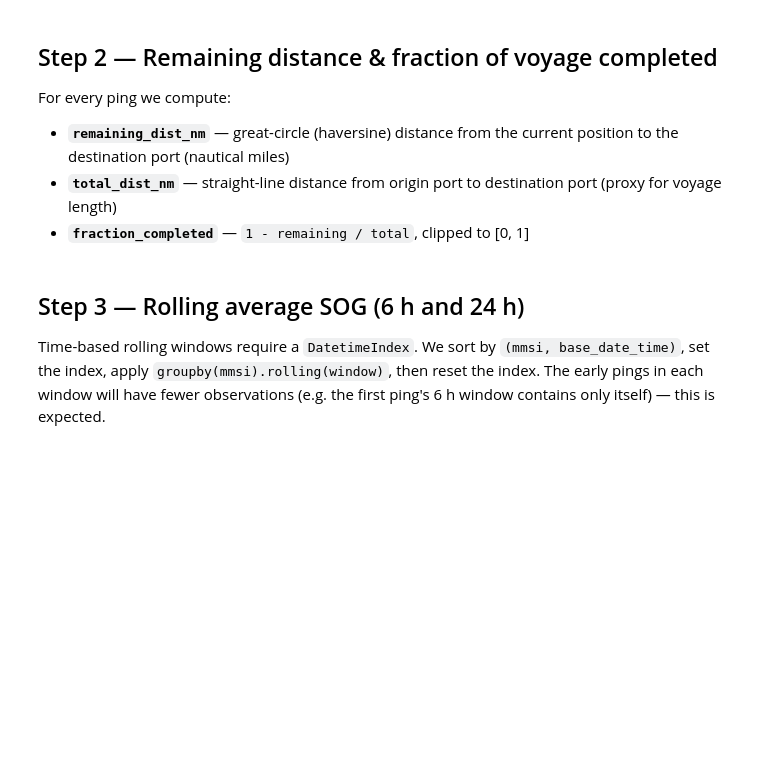
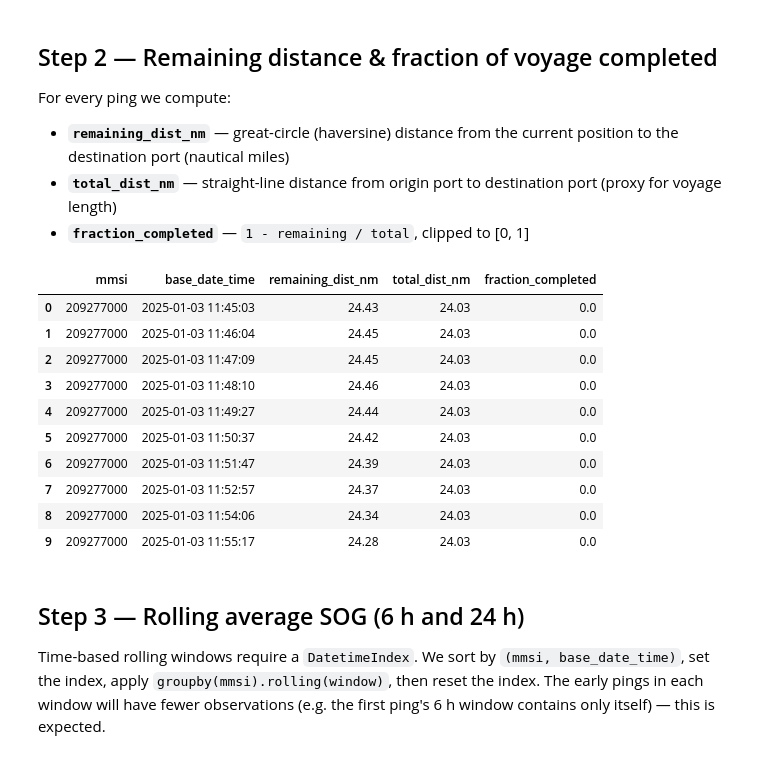
Before and after one commit to JefVanLaer/delay_predictor, a Jupyter notebook: notebooks/training.ipynb, the cells around one changed output. Drawn from its saved outputs; the diff is of its cells as text; code cells hidden in the pictures; blank space fills up the shorter version.

```diff
--- a/notebooks/training.ipynb
+++ b/notebooks/training.ipynb
@@ -61,12 +62,30 @@ Ports       : 657
 
 Detect port visits, label every ping, and build voyage records — same pipeline as `voyage_creator.ipynb`.
 # %%
-creator = VoyageCreator(gdf_ports, radius_nm=10, max_speed_knots=1.5, gap_threshold_h=24)
+cache_dir   = Path("../data/cache")
+labeled_path = cache_dir / "labeled.parquet"
+voyages_path = cache_dir / "voyages.parquet"
 
-port_visits         = creator.find_port_visits(df_cargo)
-df_labeled          = creator.label_pings(df_cargo, port_visits)
-df_labeled, df_voyages = creator.build_voyages(df_labeled, port_visits)
+if labeled_path.exists() and voyages_path.exists():
+    df_labeled = pq.read_table(labeled_path, use_pandas_metadata=False).to_pandas()
+    df_labeled["base_date_time"] = pd.to_datetime(df_labeled["base_date_time"])
 
-print(f"Port visits   : {len(port_visits):,}")
+    df_voyages = pq.read_table(voyages_path, use_pandas_metadata=False).to_pandas()
+    df_voyages["departure_time"] = pd.to_datetime(df_voyages["departure_time"])
+    df_voyages["arrival_time"]   = pd.to_datetime(df_voyages["arrival_time"])
+
+    print("Loaded from cache.")
+else:
+    cache_dir.mkdir(parents=True, exist_ok=True)
+    creator = VoyageCreator(gdf_ports, radius_nm=10, max_speed_knots=1.5, gap_threshold_h=24)
+
+    port_visits            = creator.find_port_visits(df_cargo)
+    df_labeled             = creator.label_pings(df_cargo, port_visits)
+    df_labeled, df_voyages = creator.build_voyages(df_labeled, port_visits)
+
+    df_labeled.to_parquet(labeled_path, index=False)
+    df_voyages.to_parquet(voyages_path, index=False)
+    print("Pipeline complete and cached.")
+
 print(f"Voyages       : {len(df_voyages):,}")
 print(f"Labeled pings : {len(df_labeled):,}")
@@ -107,12 +144,12 @@ For every ping we compute:
 # %%
 def haversine_nm(lat1, lon1, lat2, lon2):
     """Vectorised great-circle distance in nautical miles."""
-    R = 3440.065  # Earth radius in nautical miles
+    radius = 3440.065  # Earth radius in nautical miles
     phi1, phi2 = np.radians(lat1), np.radians(lat2)
-    dphi = np.radians(lat2 - lat1)
-    dlam = np.radians(lon2 - lon1)
-    a = np.sin(dphi / 2) ** 2 + np.cos(phi1) * np.cos(phi2) * np.sin(dlam / 2) ** 2
-    return 2 * R * np.arcsin(np.sqrt(np.clip(a, 0, 1)))
+    delta_phi = np.radians(lat2 - lat1)
+    delta_lam = np.radians(lon2 - lon1)
+    a = np.sin(delta_phi / 2) ** 2 + np.cos(phi1) * np.cos(phi2) * np.sin(delta_lam / 2) ** 2
+    return 2 * radius * np.arcsin(np.sqrt(np.clip(a, 0, 1)))
 
 
 # Build port name → (lat_dd, lon_dd) lookup
@@ -124,33 +161,45 @@ df_sea = df_sea.join(
     on="destination_port",
 )
 # Join origin coordinates
 df_sea = df_sea.join(
     port_loc.rename(columns={"lat_dd": "origin_lat", "lon_dd": "origin_lon"}),
     on="origin_port",
 )
 
 # Distance from current ping to destination
 df_sea["remaining_dist_nm"] = haversine_nm(
     df_sea["latitude"],  df_sea["longitude"],
     df_sea["dest_lat"],  df_sea["dest_lon"],
 )
 
 # Straight-line voyage length (origin → destination)
 df_sea["total_dist_nm"] = haversine_nm(
     df_sea["origin_lat"], df_sea["origin_lon"],
     df_sea["dest_lat"],   df_sea["dest_lon"],
 )
 
 # Fraction completed — guard against zero-length voyages (same-port round trips)
 df_sea["fraction_completed"] = (
     1 - df_sea["remaining_dist_nm"] / df_sea["total_dist_nm"].replace(0, np.nan)
 ).clip(0, 1)
 
 display(
     df_sea[["mmsi", "base_date_time", "remaining_dist_nm", "total_dist_nm", "fraction_completed"]]
     .head(10)
     .round(2)
 )
+# %% [output]
+|  | mmsi | base_date_time | remaining_dist_nm | total_dist_nm | fraction_completed |
+| 0 | 209277000 | 2025-01-03 11:45:03 | 24.43 | 24.03 | 0.0 |
+| 1 | 209277000 | 2025-01-03 11:46:04 | 24.45 | 24.03 | 0.0 |
+| 2 | 209277000 | 2025-01-03 11:47:09 | 24.45 | 24.03 | 0.0 |
+| 3 | 209277000 | 2025-01-03 11:48:10 | 24.46 | 24.03 | 0.0 |
+| 4 | 209277000 | 2025-01-03 11:49:27 | 24.44 | 24.03 | 0.0 |
+| 5 | 209277000 | 2025-01-03 11:50:37 | 24.42 | 24.03 | 0.0 |
+| 6 | 209277000 | 2025-01-03 11:51:47 | 24.39 | 24.03 | 0.0 |
+| 7 | 209277000 | 2025-01-03 11:52:57 | 24.37 | 24.03 | 0.0 |
+| 8 | 209277000 | 2025-01-03 11:54:06 | 24.34 | 24.03 | 0.0 |
+| 9 | 209277000 | 2025-01-03 11:55:17 | 24.28 | 24.03 | 0.0 |
 # %% [markdown]
 ## Step 3 — Rolling average SOG (6 h and 24 h)
 
```
Also changed, not shown: parts of 13 cells of this notebook, 2 other files.
